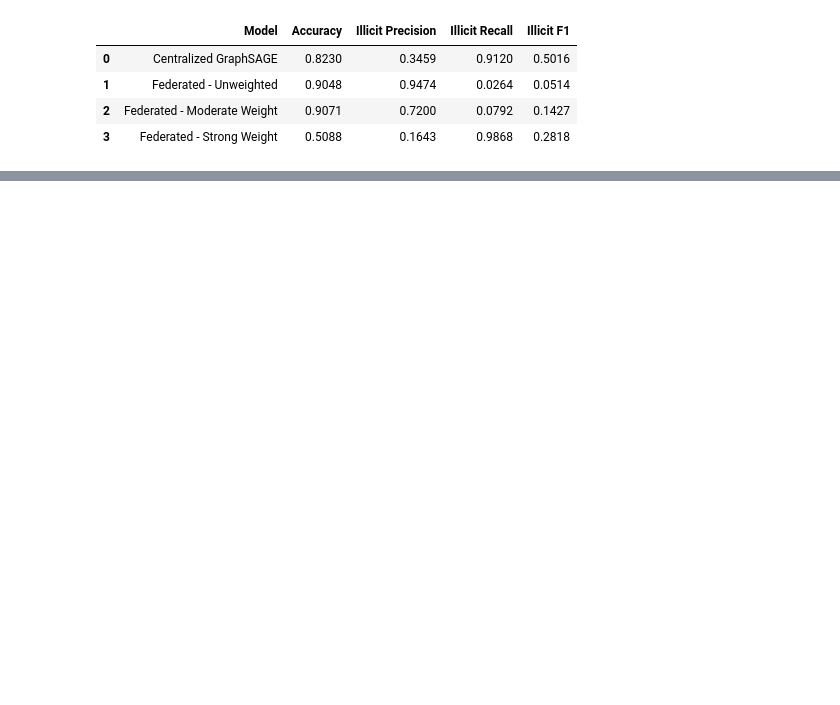
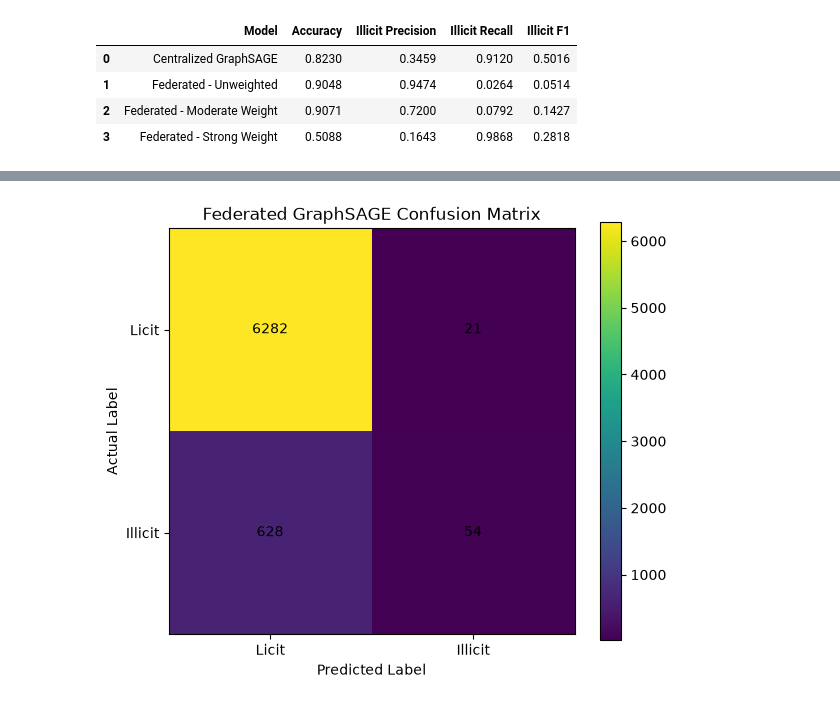
Before and after one commit to gulfatima-git/Federated-Graph-Learning-Project, a Jupyter notebook: federated_graphsage.ipynb, the cells around one changed output, grey strips where cells are left out. Cells and saved outputs as stored; diff of their text form; code cells hidden in the pictures; blank space fills up the shorter version.

```diff
--- a/federated_graphsage.ipynb
+++ b/federated_graphsage.ipynb
@@ -2323,0 +2468,37 @@ comparison_results
+# %%
+# Confusion matrix for Moderate-Weight Federated GraphSAGE
+
+federated_confusion_matrix = np.array([
+    [6282, 21],
+    [628, 54]
+])
+
+fig, ax = plt.subplots(figsize=(6, 5))
+
+image = ax.imshow(federated_confusion_matrix)
+
+ax.set_xticks([0, 1])
+ax.set_yticks([0, 1])
+
+ax.set_xticklabels(["Licit", "Illicit"])
+ax.set_yticklabels(["Licit", "Illicit"])
+
+ax.set_xlabel("Predicted Label")
+ax.set_ylabel("Actual Label")
+ax.set_title("Federated GraphSAGE Confusion Matrix")
+
+for i in range(2):
+    for j in range(2):
+        ax.text(
+            j,
+            i,
+            federated_confusion_matrix[i, j],
+            ha="center",
+            va="center"
+        )
+
+plt.colorbar(image)
+plt.tight_layout()
+plt.show()
+# %% [output]
+[figure, added]
```
Also changed, not shown: parts of 34 cells of this notebook, 5 other files.
